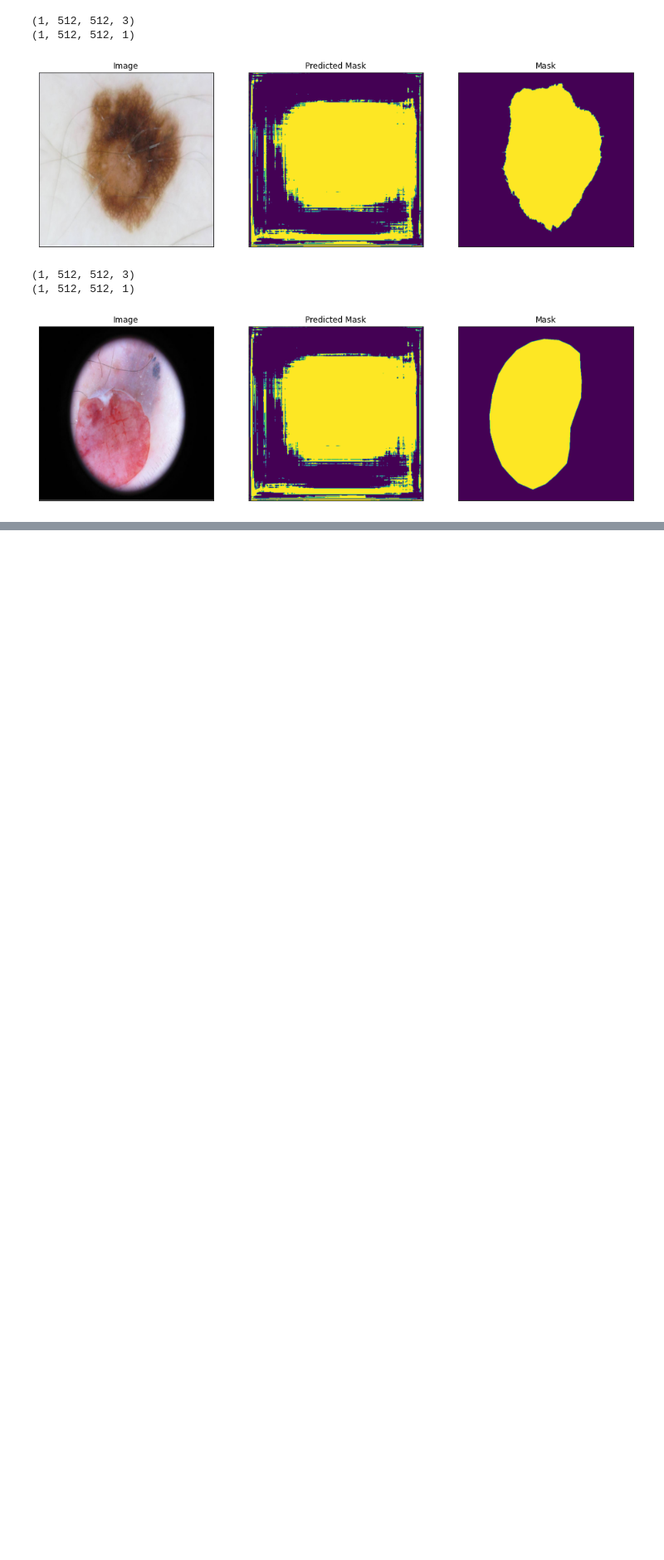
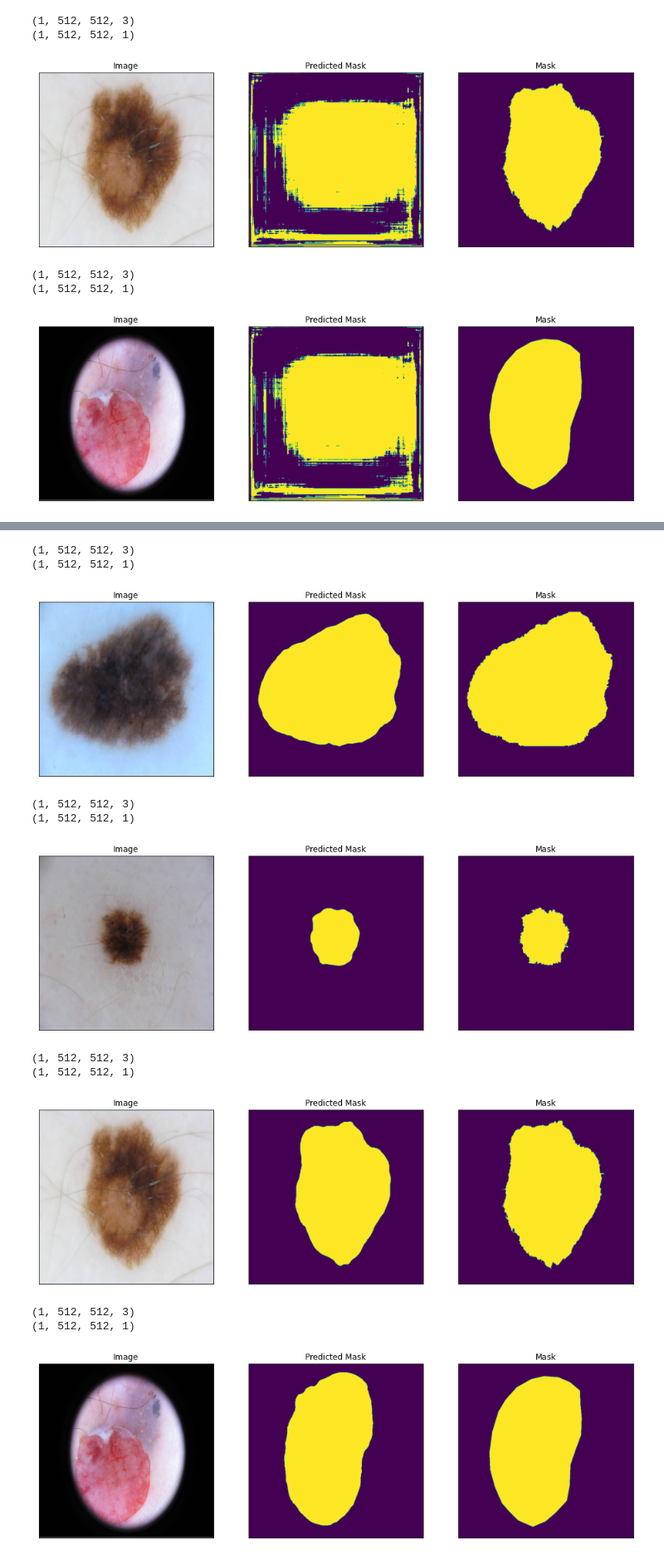
Before and after one commit to jhabr/xcs229ii_final_project, a Jupyter notebook: code/notebooks/baseline.ipynb, the cells around one changed output, grey strips where cells are left out. Shown at 83% size. Drawn from its saved outputs; the diff is of its cells as text; code cells hidden in the pictures; blank space fills up the shorter version.

```diff
--- a/code/notebooks/baseline.ipynb
+++ b/code/notebooks/baseline.ipynb
@@ -139,0 +145,28 @@ for index, train_image in enumerate(simple_data_loader.get_images()):
+# %%
+for index, train_image in enumerate(simple_data_loader.get_images()):
+    if index > 3:
+        break
+    train_image = np.expand_dims(train_image, axis=0)
+    print(train_image.shape)
+    predicted_mask = model.predict(train_image).round()
+    print(predicted_mask.shape)
+    mask = simple_data_loader.get_masks()[index]
+
+    Visualisation().plot_images(
+        image=train_image.squeeze(),
+        predicted_mask=predicted_mask[..., 0].squeeze(),
+        mask=mask.squeeze()
+    )
+# %% [output]
+(1, 512, 512, 3)
+(1, 512, 512, 1)
+[figure, added]
+(1, 512, 512, 3)
+(1, 512, 512, 1)
+[figure, added]
+(1, 512, 512, 3)
+(1, 512, 512, 1)
+[figure, added]
+(1, 512, 512, 3)
+(1, 512, 512, 1)
+[figure, added]
```
Also changed, not shown: parts of 5 cells of this notebook.
